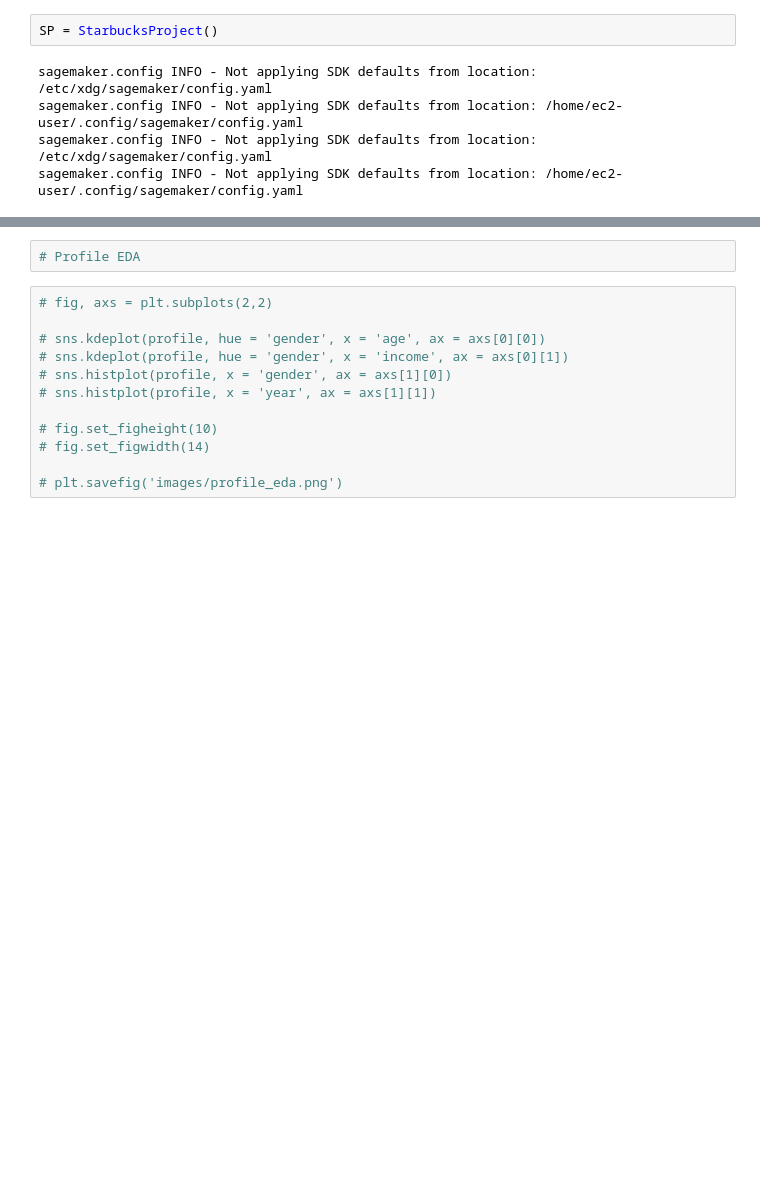
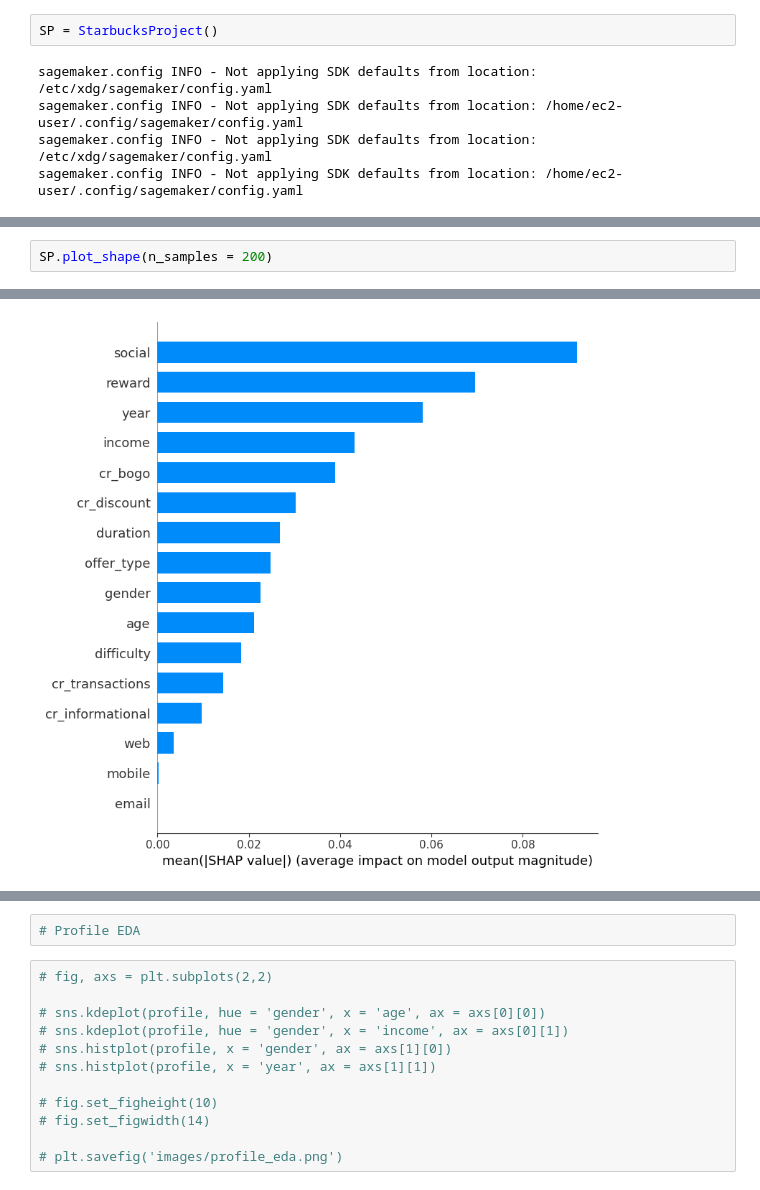
Before and after one commit to VD-git/StarbucksCapstoneProject, a Jupyter notebook: Starbucks_Capstone_notebook.ipynb, the cells around one changed output, grey strips where cells are left out. Cells and saved outputs as stored; diff of their text form; blank space fills up the shorter version.

```diff
--- a/Starbucks_Capstone_notebook.ipynb
+++ b/Starbucks_Capstone_notebook.ipynb
@@ -166,0 +368,3 @@ sagemaker.config INFO - Not applying SDK defaults from location: /home/ec2-user/
+# %%
+SP.plot_shape(n_samples = 200)
+# %% [output]
@@ -166,0 +373 @@ sagemaker.config INFO - Not applying SDK defaults from location: /home/ec2-user/
+[figure, added]
```
Also changed, not shown: parts of 34 cells of this notebook, 1 other file.
